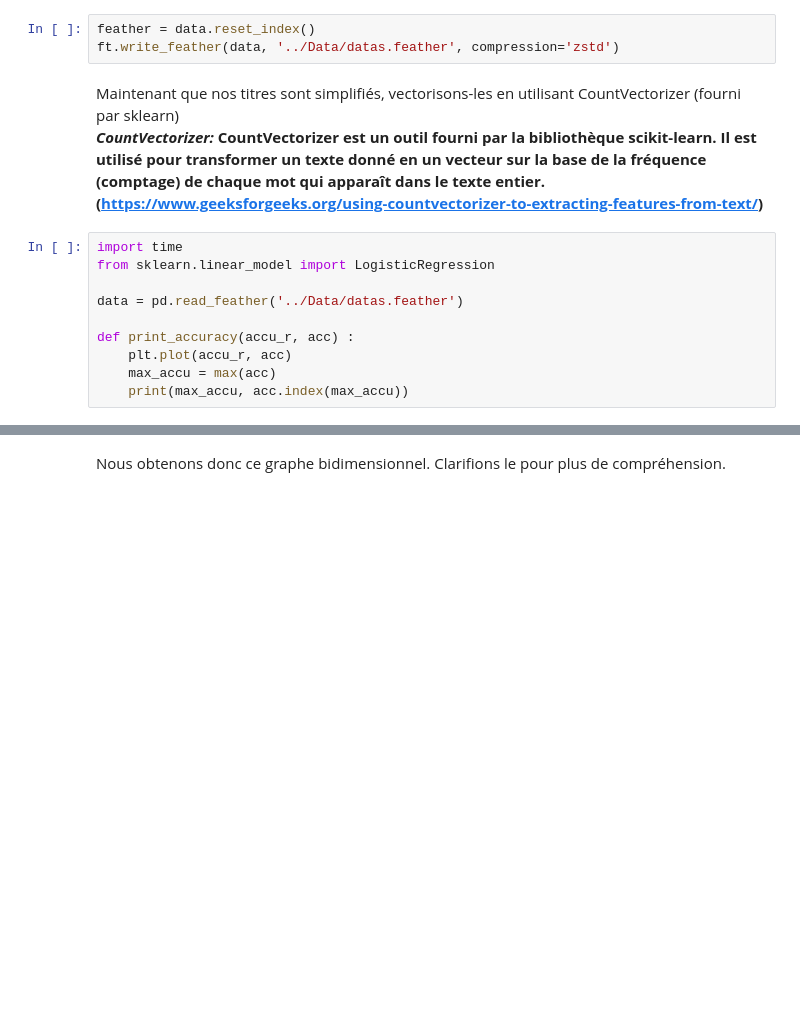
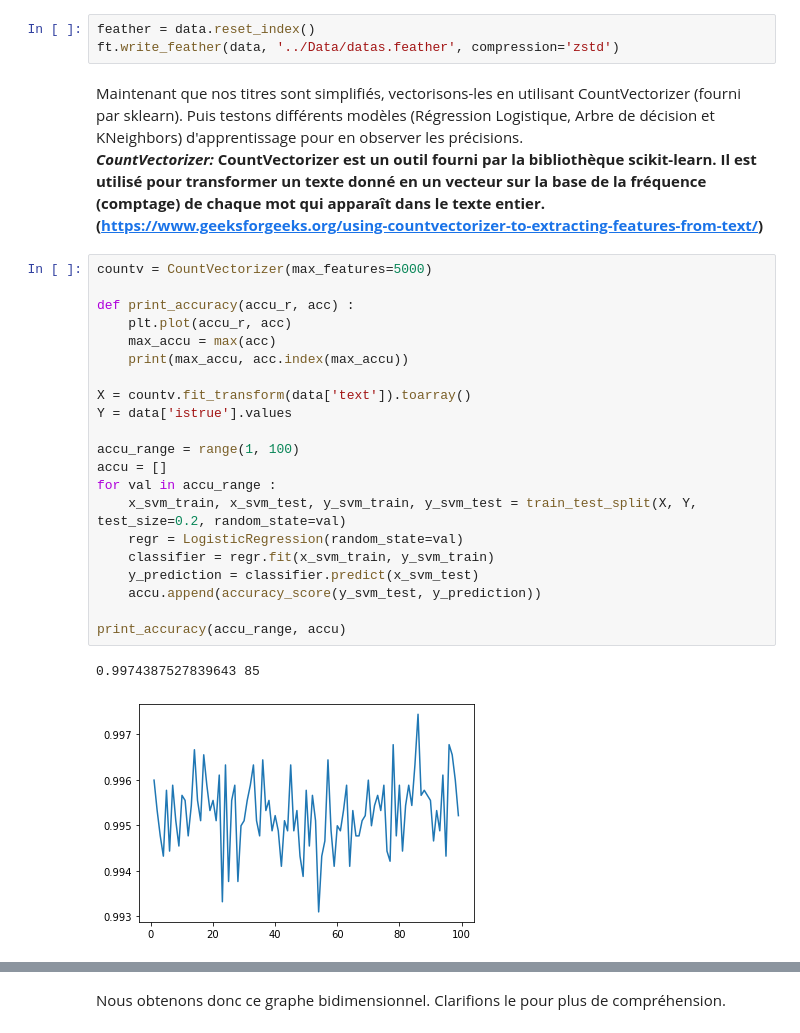
Before and after one commit to iShoFen/FakeNewsAI, a Jupyter notebook: Work/Study.ipynb, the cells around one changed output, grey strips where cells are left out. Saved outputs shown, nothing was run; the diff lists cells and outputs as text; blank space fills up the shorter version.

```diff
--- a/Work/Study.ipynb
+++ b/Work/Study.ipynb
@@ -153,20 +157,34 @@ feather = data.reset_index()
 ft.write_feather(data, '../Data/datas.feather', compression='zstd')
 # %% [markdown]
 Maintenant que nos titres sont simplifiés, vectorisons-les en utilisant CountVectorizer
-(fourni par sklearn)
+(fourni par sklearn). Puis testons différents modèles (Régression Logistique, Arbre de décision et KNeighbors) d'apprentissage pour en observer les précisions.
 <br>
 ***CountVectorizer:***
 **CountVectorizer est un outil fourni par la bibliothèque scikit-learn. Il est utilisé pour transformer
 un texte donné en un vecteur sur la base de la fréquence (comptage) de chaque mot qui apparaît
 dans le texte entier.
 (https://www.geeksforgeeks.org/using-countvectorizer-to-extracting-features-from-text/)**
-# %%
-import time
-from sklearn.linear_model import LogisticRegression
-
-data = pd.read_feather('../Data/datas.feather')
-
-def print_accuracy(accu_r, acc) :
-    plt.plot(accu_r, acc)
-    max_accu = max(acc)
-    print(max_accu, acc.index(max_accu))
+# %%
+countv = CountVectorizer(max_features=5000)
+
+def print_accuracy(accu_r, acc) :
+    plt.plot(accu_r, acc)
+    max_accu = max(acc)
+    print(max_accu, acc.index(max_accu))
+
+X = countv.fit_transform(data['text']).toarray()
+Y = data['istrue'].values
+
+accu_range = range(1, 100)
+accu = []
+for val in accu_range :
+    x_svm_train, x_svm_test, y_svm_train, y_svm_test = train_test_split(X, Y, test_size=0.2, random_state=val)
+    regr = LogisticRegression(random_state=val)
+    classifier = regr.fit(x_svm_train, y_svm_train)
+    y_prediction = classifier.predict(x_svm_test)
+    accu.append(accuracy_score(y_svm_test, y_prediction))
+
+print_accuracy(accu_range, accu)
+# %% [output]
+0.9974387527839643 85
+[figure, added]
```
Also changed, not shown: parts of 5 cells of this notebook, 1 other file.
